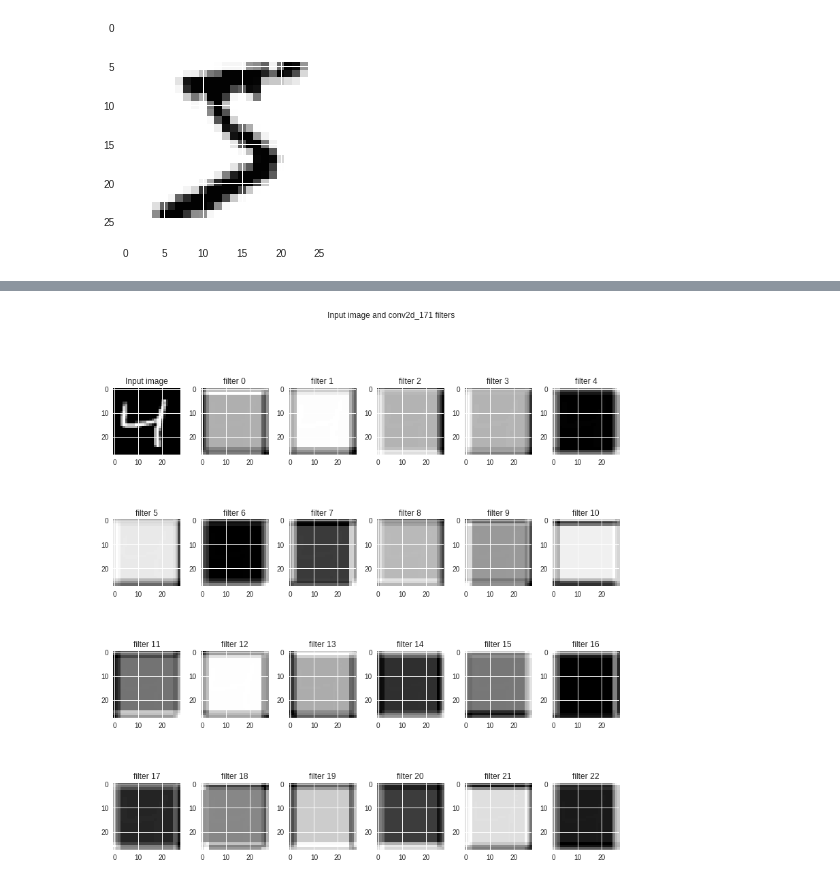
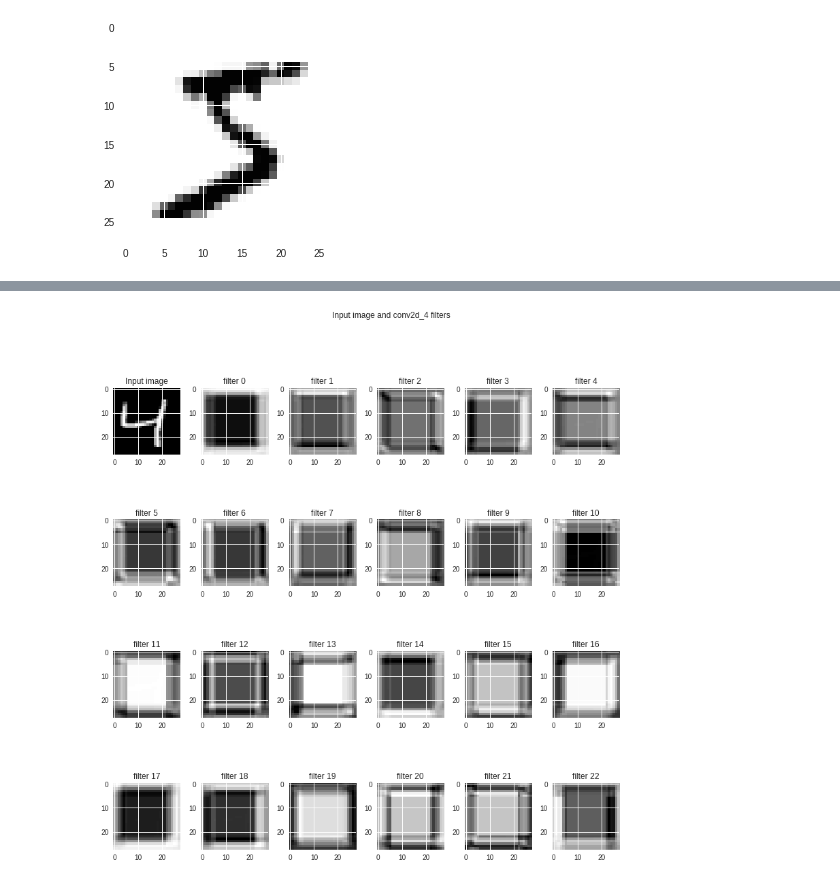
Before and after one commit to SiddhaarthS/ExternalInternship_DeepLearning, a Jupyter notebook: SIDDHAARTH_BATCH_1_ASSIGNMENT_4A.ipynb, the cells around one changed output, grey strips where cells are left out. Saved outputs shown, nothing was run; the diff lists cells and outputs as text; code cells hidden in the pictures.

```diff
--- a/SIDDHAARTH_BATCH_1_ASSIGNMENT_4A.ipynb
+++ b/SIDDHAARTH_BATCH_1_ASSIGNMENT_4A.ipynb
@@ -43,12 +59,12 @@ Y_test = np_utils.to_categorical(y_test, 10)
 # %%
 model = Sequential()
 
-model.add(Conv2D(filters = 32, kernel_size = (7, 7), input_shape = (28, 28, 1), padding='same'))
+model.add(Convolution2D(filters = 32, kernel_size = (7, 7), input_shape = (28, 28, 1)))
 model.add(Convolution2D(10, 1, activation='relu'))
 model.add(Activation('relu'))
 model.add(MaxPooling2D(pool_size=(2,2)))
 model.add(Dropout(0.25))
-model.add(Convolution2D(10, 14))
+model.add(Convolution2D(10, 11))
 
 
 model.add(Flatten())
@@ -78,5 +94,5 @@ model.compile(loss='categorical_crossentropy',
              optimizer='adam',
              metrics=['accuracy'])
 # %%
-model.fit(X_train, Y_train, batch_size=32, nb_epoch=10, verbose=1)
+model.fit(X_train, Y_train, batch_size=32, nb_epoch=20, verbose=1)
 # %% [output]
@@ -150,7 +169,7 @@ def deprocess_image(x):
     return x
 
 def vis_img_in_filter(img = np.array(X_train[2]).reshape((1, 28, 28, 1)).astype(np.float64),
-                      layer_name = 'conv2d_171'):
+                      layer_name = 'conv2d_4'):
     layer_output = layer_dict[layer_name].output
     img_ascs = list()
     for filter_index in range(layer_output.shape[3]):
@@ -173,31 +192,31 @@ def vis_img_in_filter(img = np.array(X_train[2]).reshape((1, 28, 28, 1)).astype(
         img_asc = np.array(img)
         # run gradient ascent for 20 steps
         for i in range(20):
             loss_value, grads_value = iterate([img_asc])
             img_asc += grads_value * step
 
         img_asc = img_asc[0]
         img_ascs.append(deprocess_image(img_asc).reshape((28, 28)))
 
     if layer_output.shape[3] >= 35:
         plot_x, plot_y = 6, 6
     elif layer_output.shape[3] >= 23:
         plot_x, plot_y = 4, 6
     elif layer_output.shape[3] >= 11:
         plot_x, plot_y = 2, 6
     else:
         plot_x, plot_y = 1, 2
     fig, ax = plt.subplots(plot_x, plot_y, figsize = (12, 12))
     ax[0, 0].imshow(img.reshape((28, 28)), cmap = 'gray')
     ax[0, 0].set_title('Input image')
     fig.suptitle('Input image and %s filters' % (layer_name,))
     fig.tight_layout(pad = 0.3, rect = [0, 0, 0.9, 0.9])
     for (x, y) in [(i, j) for i in range(plot_x) for j in range(plot_y)]:
         if x == 0 and y == 0:
             continue
         ax[x, y].imshow(img_ascs[x * plot_y + y - 1], cmap = 'gray')
         ax[x, y].set_title('filter %d' % (x * plot_y + y - 1))
 
 vis_img_in_filter()
 # %% [output]
-[figure, old version]
+[figure, new version]
```
Also changed, not shown: parts of 12 cells of this notebook.
